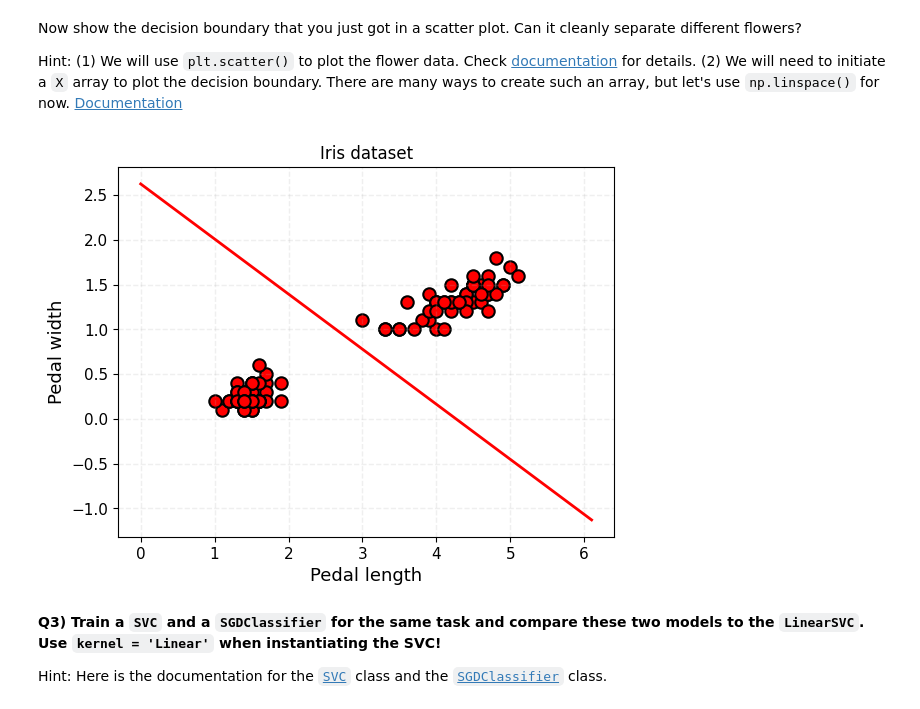
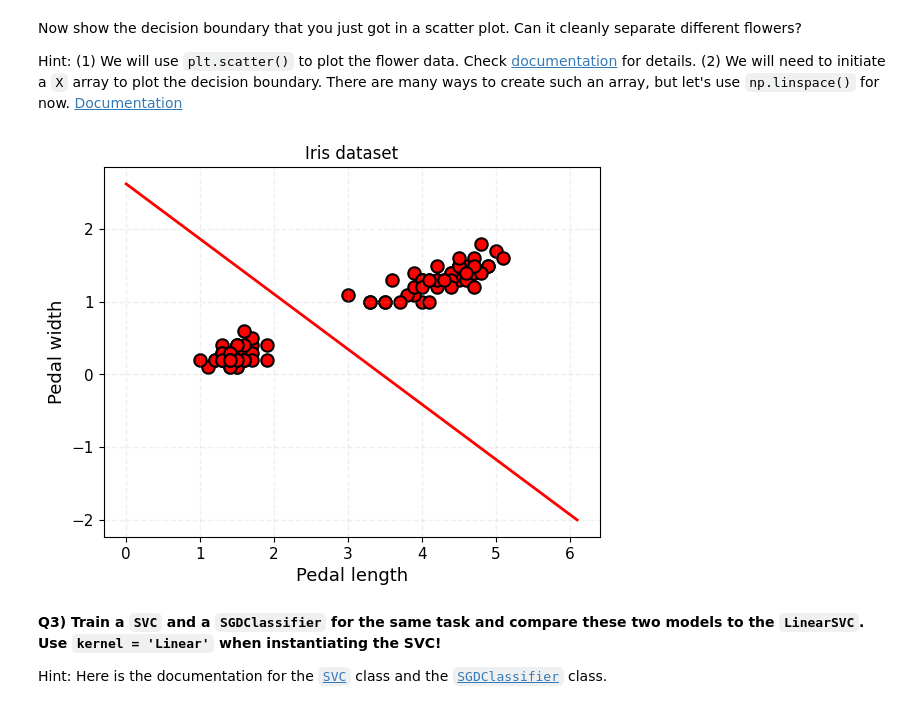
Before and after one commit to CHGROSJEAN/2024_MLEES, a Jupyter notebook: Labs/S3_1_SVM.ipynb, the cells around one changed output. Drawn from its saved outputs; the diff is of its cells as text; code cells hidden in the pictures.

```diff
--- a/Labs/S3_1_SVM.ipynb
+++ b/Labs/S3_1_SVM.ipynb
@@ -80,30 +80,30 @@ Hint: (1) We will use `plt.scatter()` to plot the flower data. Check [documentat
 # %%
 # On the same figure: Scatter the features X and plot the decision boundary
 # Don't forget to label the axes and add a legend to your figure
 # Initiate a figure using plt.subplots
 fig,ax = plt.subplots(1,1)
 
 # Now plot all feature Xs in a scatter plot. Use these settings:
 # (s = 80, color='r', edgecolor='k', linewidths=1.5)
 # X, y indices of the inputs can be accessed like this X[:,0] [X indices]; X[:,1] [Y indices]
 ax.scatter(X[:, 0], X[:, 1],s=80,color='r',edgecolor='k',linewidths=1.5)
 
 # Decision boundary: yboundary = - (W[0]*x+I[0])/W[1]
 # Initiate a 1D array X with np.linspace()
 x = np.linspace(X[:, 0].min() - 1, X[:, 0].max() + 1, 100)
 # Calculate yboundary
-yboundary = - (W[0]*x+I[0]/W[1])
+yboundary = - (W[0] * x + I[0]) / W[1]
 plt.plot(x,yboundary,c='r',lw=2)
 
 ax.set_xlabel("Pedal length",fontdict={'size':13})
 ax.set_ylabel("Pedal width",fontdict={'size':13})
 ax.set_title('Iris dataset')
 ax.tick_params(axis='both', which='major', labelsize=11)
 ax.grid(alpha=0.2,ls='--',lw=1)
 #[x.set_linewidth(2) for x in ax.spines.values()]
 plt.show()
 # %% [output]
-[figure, old version]
+[figure, new version]
 # %% [markdown]
 **Q3) Train a `SVC` and a `SGDClassifier` for the same task and compare these two models to the `LinearSVC`. Use `kernel = 'Linear'` when instantiating the SVC!**
 
```
